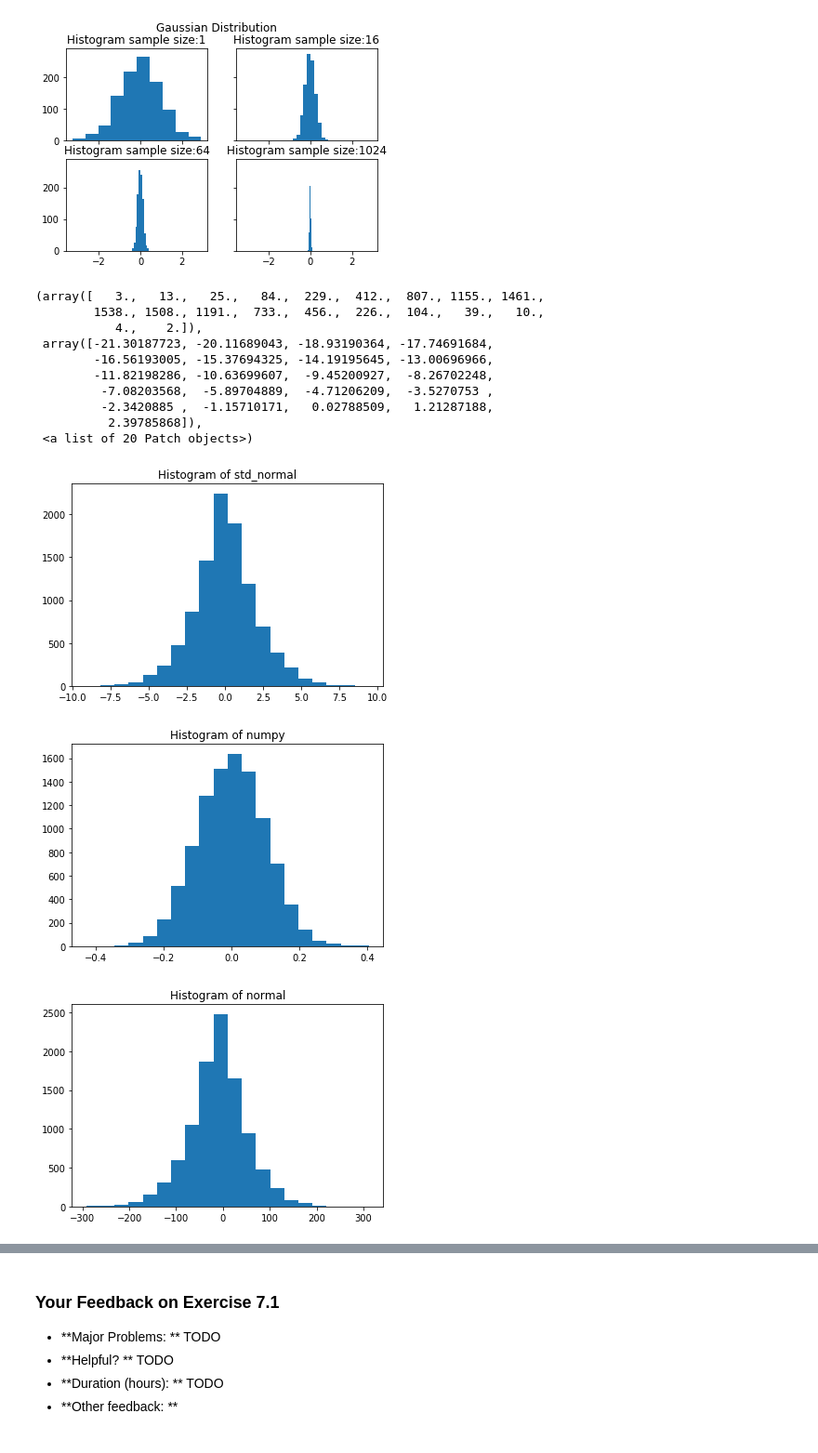
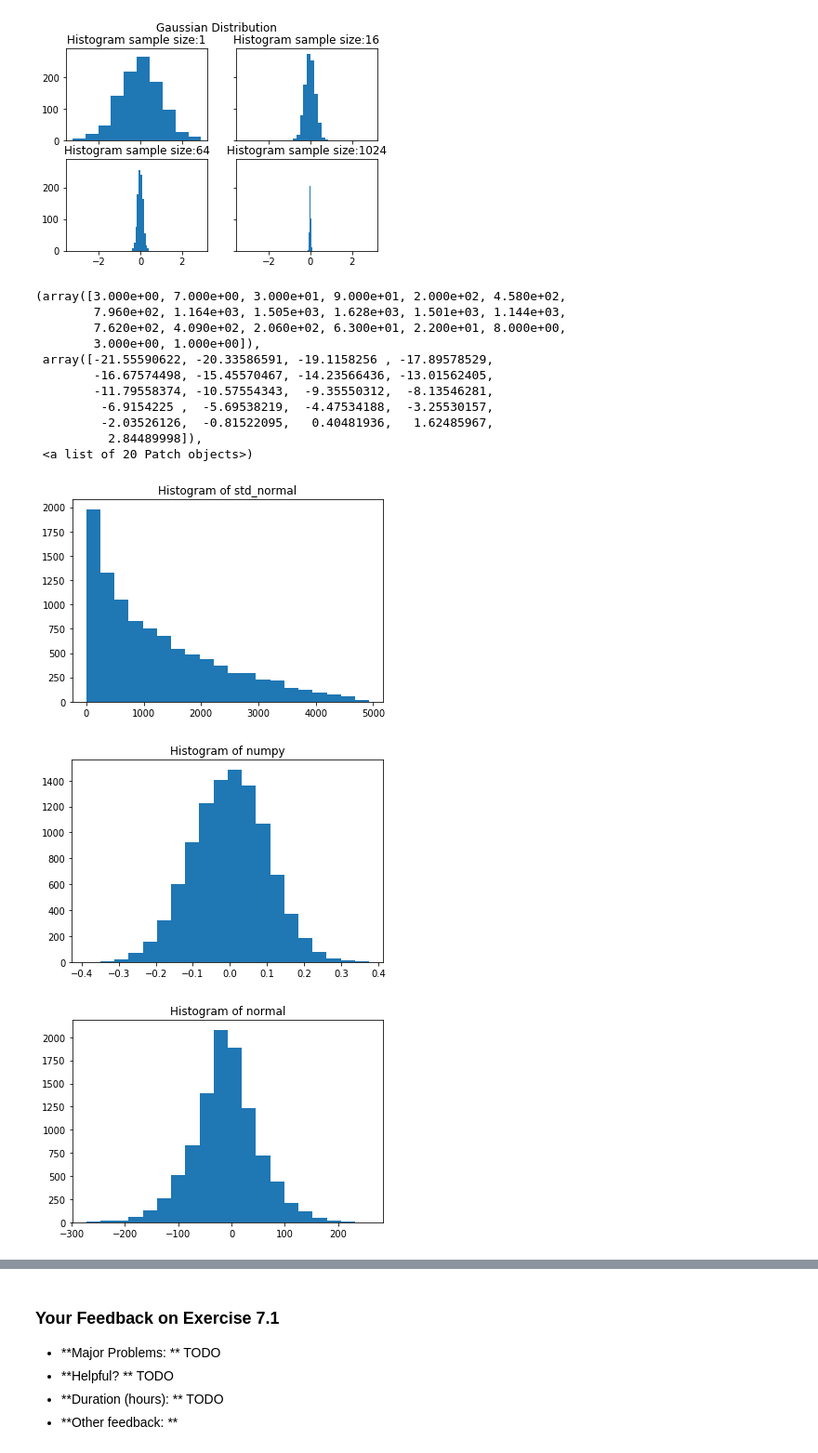
Before and after one commit to JulesBlubb/Foundations-of-Deep-Learning, a Jupyter notebook: exercise07/exercise07_autoencoder.ipynb, the cells around one changed output, grey strips where cells are left out. Shown at 93% size. Cells and saved outputs as stored; diff of their text form; code cells hidden in the pictures.

```diff
--- a/exercise07/exercise07_autoencoder.ipynb
+++ b/exercise07/exercise07_autoencoder.ipynb
@@ -108,7 +108,8 @@ for s in range(len(n)):
 [figure]
 [figure]
 # %%
-# b)
+# b)     ######## TODO ########### Not right yet ####
+
 def std_normal(n_samples: int = 1) -> np.ndarray:
     """ Sample from a standard normal distribution.
         The normal distribution is approximated via a uniform dist.
@@ -116,10 +117,9 @@ def std_normal(n_samples: int = 1) -> np.ndarray:
         n_samples: number of samples of a standard normal distribution
         return:    samples.length = n_samples
     """
-    # How to set std & mean?? 0.1??
     y = []
     for i in range(n_samples):
-        x = 0.5 * np.sum(np.random.uniform(-0.1, 0.1, i))
+        x = 0.5 * np.sum(np.random.uniform(-1,1))
         y.append(x)
     return y
     # return value has len n_samples
@@ -134,51 +134,53 @@ def normal(loc: float = 0.0, scale: float = 1.0, n_samples: int = 1) -> np.ndarr
         n_samples: number of samples
         return:    samples. length = n_samples
     """
+    # scale = scale * np.sqrt(n)
 
     y = []
     for i in range(n_samples):
-        x = loc + (0.5 * np.sum(np.random.uniform(-scale, scale, i)))
+        x = loc + (0.5 * np.sum(np.random.uniform(-scale, scale)))
         y.append(x)
     return y
 
 
 n_samples = 10000
 bins = 20
 
 # plot histograms for standard normal with std_normal and np.random.normal
 ## START TODO #########################
 plt.figure()
 plt.title('Histogram of std_normal')
 plt.hist(std_normal(n_samples), bins=20)
 
 plt.figure()
 plt.title('Histogram of numpy')
 plt.hist(np.random.normal(0, 0.1, n_samples), bins=20)
 
 ## END TODO ########################
 
 # plot histograms for N(mean=-10, std=3) with normal and np.random.normal
 ## START TODO ########################
 plt.figure()
 plt.title('Histogram of normal')
 plt.hist(normal(-10, 3, n_samples), bins=20)
 
 plt.figure()
 plt.title('Histogram of numpy')
 plt.hist(np.random.normal(-10, 3, n_samples), bins=20)
 
 ## END TODO ########################
 # %% [output]
-(array([   3.,   13.,   25.,   84.,  229.,  412.,  807., 1155., 1461.,
-        1538., 1508., 1191.,  733.,  456.,  226.,  104.,   39.,   10.,
-           4.,    2.]),
- array([-21.30187723, -20.11689043, -18.93190364, -17.74691684,
-        -16.56193005, -15.37694325, -14.19195645, -13.00696966,
-        -11.82198286, -10.63699607,  -9.45200927,  -8.26702248,
-         -7.08203568,  -5.89704889,  -4.71206209,  -3.5270753 ,
-         -2.3420885 ,  -1.15710171,   0.02788509,   1.21287188,
-          2.39785868]),
+(array([3.000e+00, 7.000e+00, 3.000e+01, 9.000e+01, 2.000e+02, 4.580e+02,
+        7.960e+02, 1.164e+03, 1.505e+03, 1.628e+03, 1.501e+03, 1.144e+03,
+        7.620e+02, 4.090e+02, 2.060e+02, 6.300e+01, 2.200e+01, 8.000e+00,
+        3.000e+00, 1.000e+00]),
+ array([-21.55590622, -20.33586591, -19.1158256 , -17.89578529,
+        -16.67574498, -15.45570467, -14.23566436, -13.01562405,
+        -11.79558374, -10.57554343,  -9.35550312,  -8.13546281,
+         -6.9154225 ,  -5.69538219,  -4.47534188,  -3.25530157,
+         -2.03526126,  -0.81522095,   0.40481936,   1.62485967,
+          2.84489998]),
  <a list of 20 Patch objects>)
-[figure, old version]
+[figure, new version]
-[figure, old version]
+[figure, new version]
-[figure, old version]
+[figure, new version]
```
Also changed, not shown: parts of 4 cells of this notebook.
